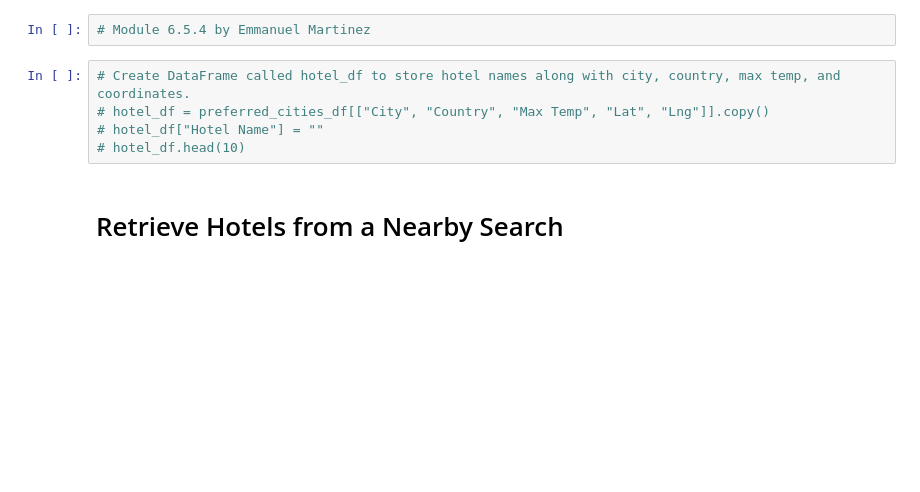
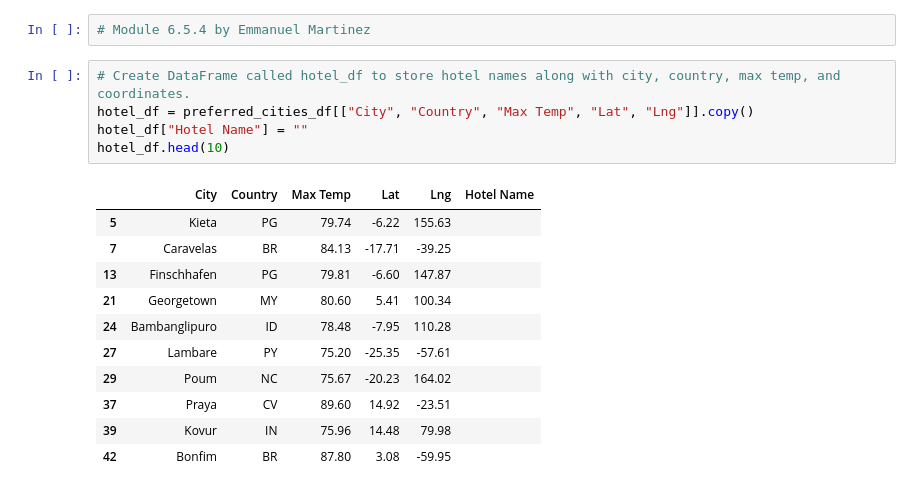
Before and after one commit to emmanuelmartinezs/World_Weather_Analysis, a Jupyter notebook: VacationPy.ipynb, the cells around one changed output. Drawn from its saved outputs; the diff is of its cells as text; blank space fills up the shorter version.

```diff
--- a/VacationPy.ipynb
+++ b/VacationPy.ipynb
@@ -340,8 +340,18 @@ preferred_cities_df.dropna()
 # Module 6.5.4 by Emmanuel Martinez
 # %%
 # Create DataFrame called hotel_df to store hotel names along with city, country, max temp, and coordinates.
-# hotel_df = preferred_cities_df[["City", "Country", "Max Temp", "Lat", "Lng"]].copy()
-# hotel_df["Hotel Name"] = ""
-# hotel_df.head(10)
+hotel_df = preferred_cities_df[["City", "Country", "Max Temp", "Lat", "Lng"]].copy()
+hotel_df["Hotel Name"] = ""
+hotel_df.head(10)
+# %% [output]
+|  | City | Country | Max Temp | Lat | Lng | Hotel Name |
+| 5 | Kieta | PG | 79.74 | -6.22 | 155.63 |  |
+| 7 | Caravelas | BR | 84.13 | -17.71 | -39.25 |  |
+| 13 | Finschhafen | PG | 79.81 | -6.60 | 147.87 |  |
+| 21 | Georgetown | MY | 80.60 | 5.41 | 100.34 |  |
+| 24 | Bambanglipuro | ID | 78.48 | -7.95 | 110.28 |  |
+| 27 | Lambare | PY | 75.20 | -25.35 | -57.61 |  |
+| 29 | Poum | NC | 75.67 | -20.23 | 164.02 |  |
+| 37 | Praya | CV | 89.60 | 14.92 | -23.51 |  |
+| 39 | Kovur | IN | 75.96 | 14.48 | 79.98 |  |
+| 42 | Bonfim | BR | 87.80 | 3.08 | -59.95 |  |
-# %% [markdown]
-# Retrieve Hotels from a Nearby Search
```
Also changed, not shown: parts of 9 cells of this notebook, 1 other file.
